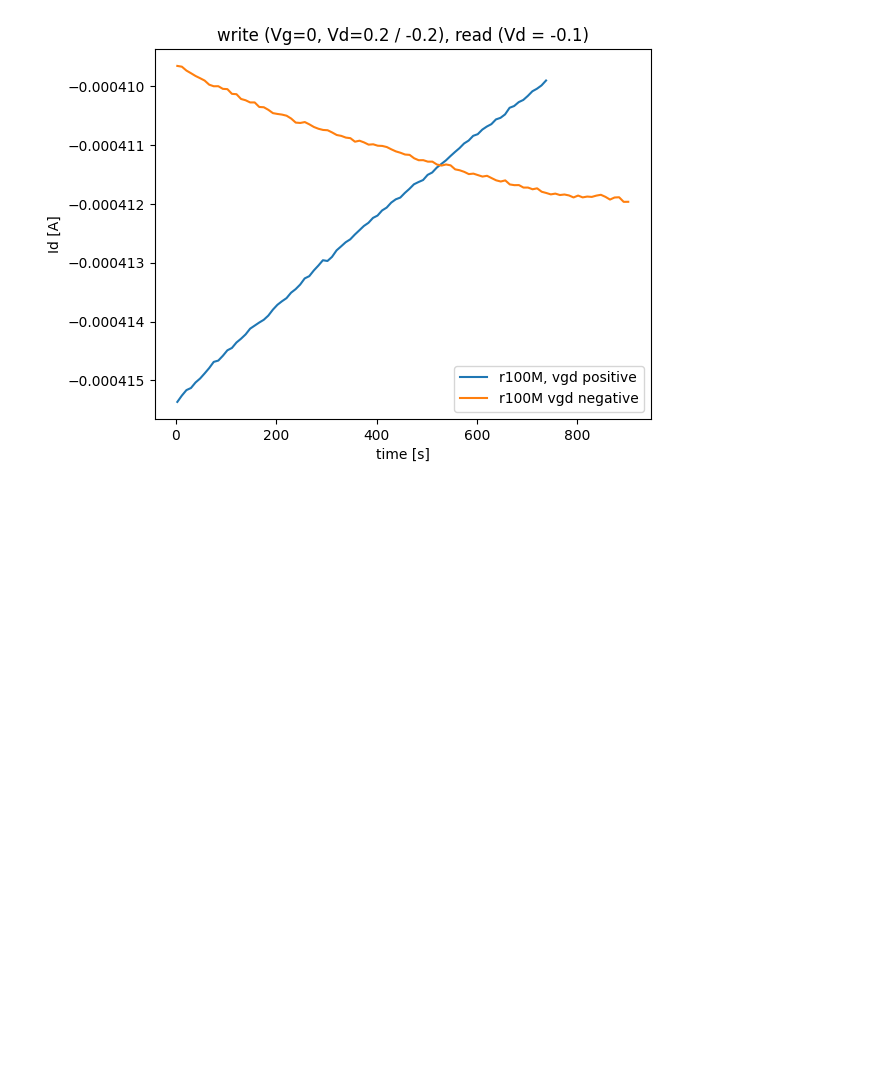
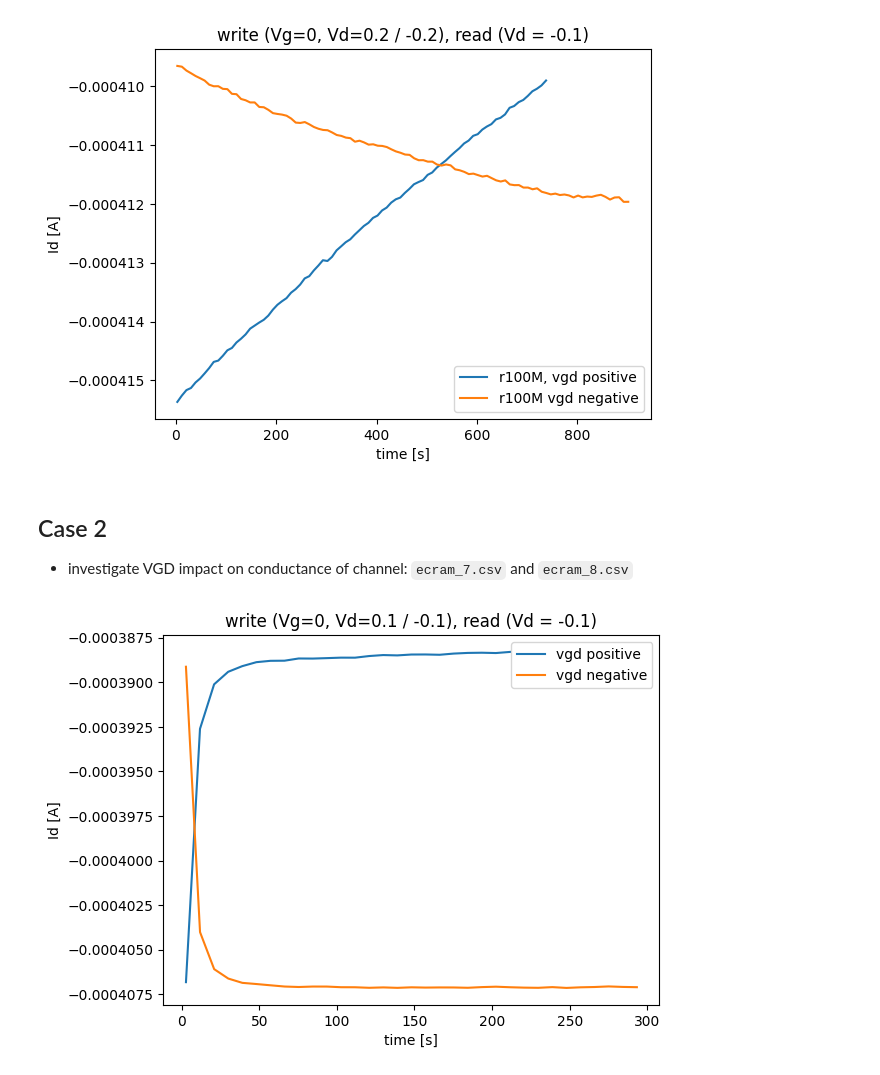
Before and after one commit to LaN-Tran/Code_for_experiments_at_Tue, a Jupyter notebook: codes/plot_exp_data.ipynb, the cells around one changed output. Drawn from its saved outputs; the diff is of its cells as text; code cells hidden in the pictures; blank space fills up the shorter version.

```diff
--- a/codes/plot_exp_data.ipynb
+++ b/codes/plot_exp_data.ipynb
@@ -165,3 +165,7 @@ plt.legend()
 # %% [output]
 <matplotlib.legend.Legend at 0x...>
 [figure]
+# %% [markdown]
+## Case 2
+
+- investigate VGD impact on conductance of channel: `ecram_7.csv` and `ecram_8.csv`
@@ -167,0 +174,19 @@ plt.legend()
+# %%
+vgd_p = pd.read_csv("C:/Users/20245580/LabCode/Codes_For_Experiments/exp_data/20250610/ecram_8.csv")
+vgd_n = pd.read_csv("C:/Users/20245580/LabCode/Codes_For_Experiments/exp_data/20250610/ecram_7.csv")
+
+vgd_p_t = vgd_p['time']
+vgd_p_i = vgd_p['i']
+
+vgd_n_t = vgd_n['time']
+vgd_n_i = vgd_n['i']
+
+plt.title("write (Vg=0, Vd=0.1 / -0.1), read (Vd = -0.1)")
+plt.plot(vgd_p_t, vgd_p_i, label ='vgd positive')
+plt.plot(vgd_n_t, vgd_n_i, label ='vgd negative')
+plt.xlabel("time [s]")
+plt.ylabel("Id [A]")
+plt.legend()
+# plt.savefig(save_path + "/vgd_ids")
+# %% [output]
+[figure, added]
```
Also changed, not shown: parts of 14 cells of this notebook, 5 other files.
